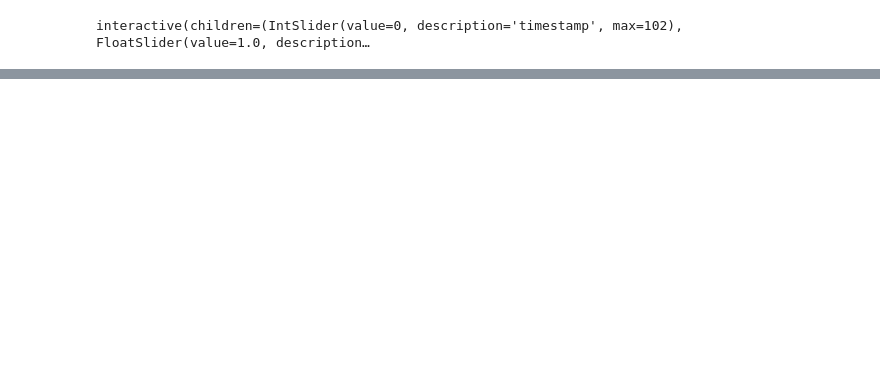
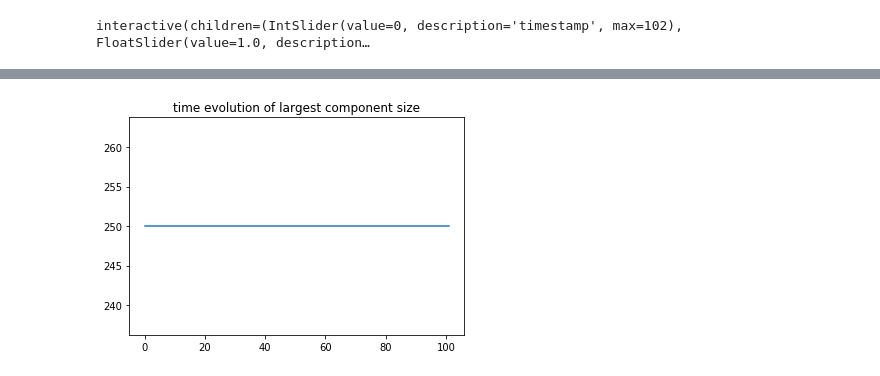
Before and after one commit to galenwilkerson/swarm-induced-graph, a Jupyter notebook: Swarm - Induced Graph.ipynb, the cells around one changed output, grey strips where cells are left out. Saved outputs shown, nothing was run; the diff lists cells and outputs as text; code cells hidden in the pictures; blank space fills up the shorter version.

```diff
--- a/Swarm - Induced Graph.ipynb
+++ b/Swarm - Induced Graph.ipynb
@@ -96,0 +107,33 @@ interactive(children=(IntSlider(value=0, description='timestamp', max=102), Floa
+# %%
+distance_threshold = 1
+
+largest_cc_sizes = []
+average_shortest_path_lengths = []
+
+for timestamp in range(len(df)):
+    row = df.loc[timestamp].values
+    row = row.reshape(250,2)
+
+    # calculate pairwise distances
+
+
+    X = row
+    Y = scipy.spatial.distance.squareform(scipy.spatial.distance.pdist(X, 'euclidean'))
+    adj = Y < distance_threshold
+
+    adj_mat = Y * adj.T
+
+    G=nx.from_numpy_matrix(adj_mat)
+
+    largest_cc = max(nx.connected_components(G), key=len)
+    largest_cc_sizes.append(len(largest_cc))
+
+    if (nx.is_connected(G)):
+        length = nx.average_shortest_path_length(G)
+        #print('average shortest path length', round(length, 3))
+        average_shortest_path_lengths.append(length)
+    else:
+        average_shortest_path_lengths.append(-1)
+
+    if (timestamp % 10 == 0):
+        print('done: ', round(timestamp / len(df), 3) * 100, '%')
@@ -96,0 +152,5 @@ interactive(children=(IntSlider(value=0, description='timestamp', max=102), Floa
+# %%
+plt.plot(largest_cc_sizes);
+plt.title('time evolution of largest component size');
+# %% [output]
+[figure, added]
```
Also changed, not shown: parts of 8 cells of this notebook.
